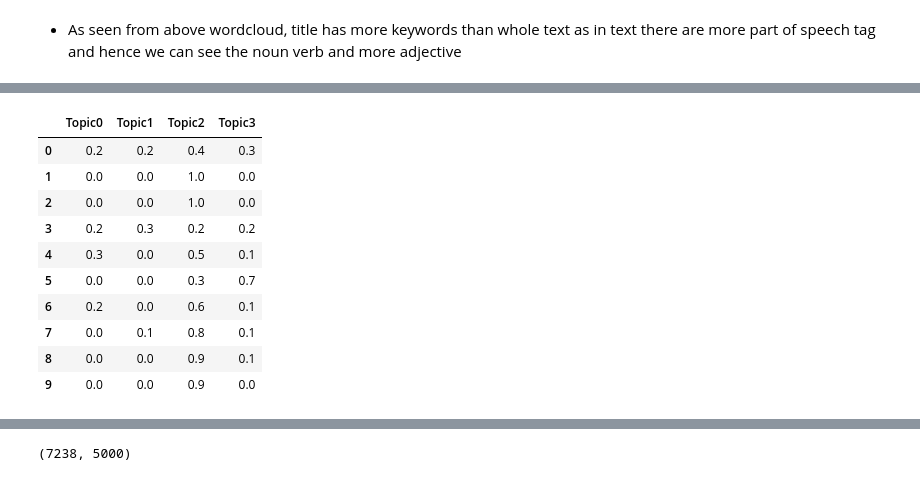
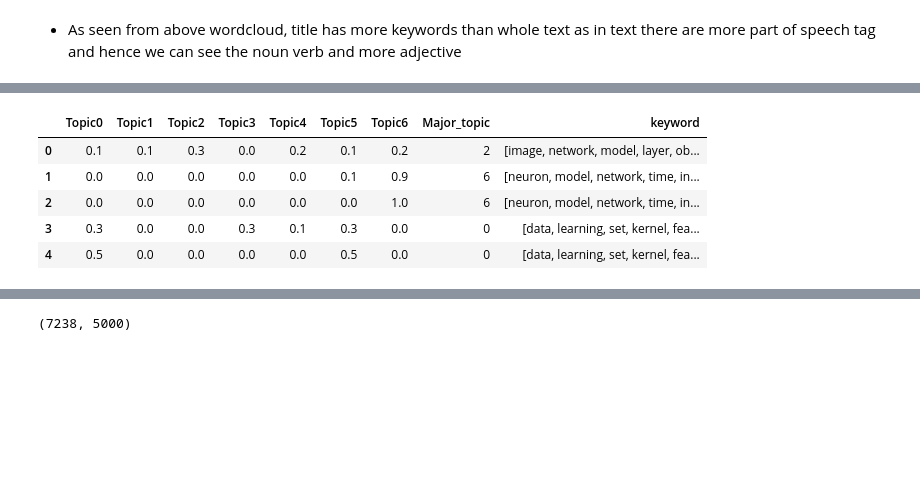
Before and after one commit to leapfrogtechnology/journal-recommendation, a Jupyter notebook: journal_reccomendation_2.ipynb, the cells around one changed output, grey strips where cells are left out. Cells and saved outputs as stored; diff of their text form; code cells hidden in the pictures; blank space fills up the shorter version.

```diff
--- a/journal_reccomendation_2.ipynb
+++ b/journal_reccomendation_2.ipynb
@@ -169,19 +193,5 @@ Topic3 ['model', 'data', 'image', 'feature', 'learning', 'using', 'set', 'traini
 columns=['Topic'+ i for i in list(map(str,list(topic_lda.keys())))]
 # %%
 lda_df =pd.DataFrame(lda_output,columns=columns).apply(lambda x : np.round(x,1))
-# %%
-lda_df[columns].head(10)
-# %% [output]
-|  | Topic0 | Topic1 | Topic2 | Topic3 |
-| 0 | 0.2 | 0.2 | 0.4 | 0.3 |
-| 1 | 0.0 | 0.0 | 1.0 | 0.0 |
-| 2 | 0.0 | 0.0 | 1.0 | 0.0 |
-| 3 | 0.2 | 0.3 | 0.2 | 0.2 |
-| 4 | 0.3 | 0.0 | 0.5 | 0.1 |
-| 5 | 0.0 | 0.0 | 0.3 | 0.7 |
-| 6 | 0.2 | 0.0 | 0.6 | 0.1 |
-| 7 | 0.0 | 0.1 | 0.8 | 0.1 |
-| 8 | 0.0 | 0.0 | 0.9 | 0.1 |
-| 9 | 0.0 | 0.0 | 0.9 | 0.0 |
 # %%
 lda_df['Major_topic'] =lda_df[columns].idxmax(axis=1).apply(lambda x: int(x[-1]))
@@ -187,0 +200,9 @@ lda_df['Major_topic'] =lda_df[columns].idxmax(axis=1).apply(lambda x: int(x[-1])
+# %%
+lda_df.head()
+# %% [output]
+|  | Topic0 | Topic1 | Topic2 | Topic3 | Topic4 | Topic5 | Topic6 | Major_topic | keyword |
+| 0 | 0.1 | 0.1 | 0.3 | 0.0 | 0.2 | 0.1 | 0.2 | 2 | [image, network, model, layer, ob... |
+| 1 | 0.0 | 0.0 | 0.0 | 0.0 | 0.0 | 0.1 | 0.9 | 6 | [neuron, model, network, time, in... |
+| 2 | 0.0 | 0.0 | 0.0 | 0.0 | 0.0 | 0.0 | 1.0 | 6 | [neuron, model, network, time, in... |
+| 3 | 0.3 | 0.0 | 0.0 | 0.3 | 0.1 | 0.3 | 0.0 | 0 | [data, learning, set, kernel, fea... |
+| 4 | 0.5 | 0.0 | 0.0 | 0.0 | 0.0 | 0.5 | 0.0 | 0 | [data, learning, set, kernel, fea... |
```
Also changed, not shown: parts of 23 cells of this notebook.
